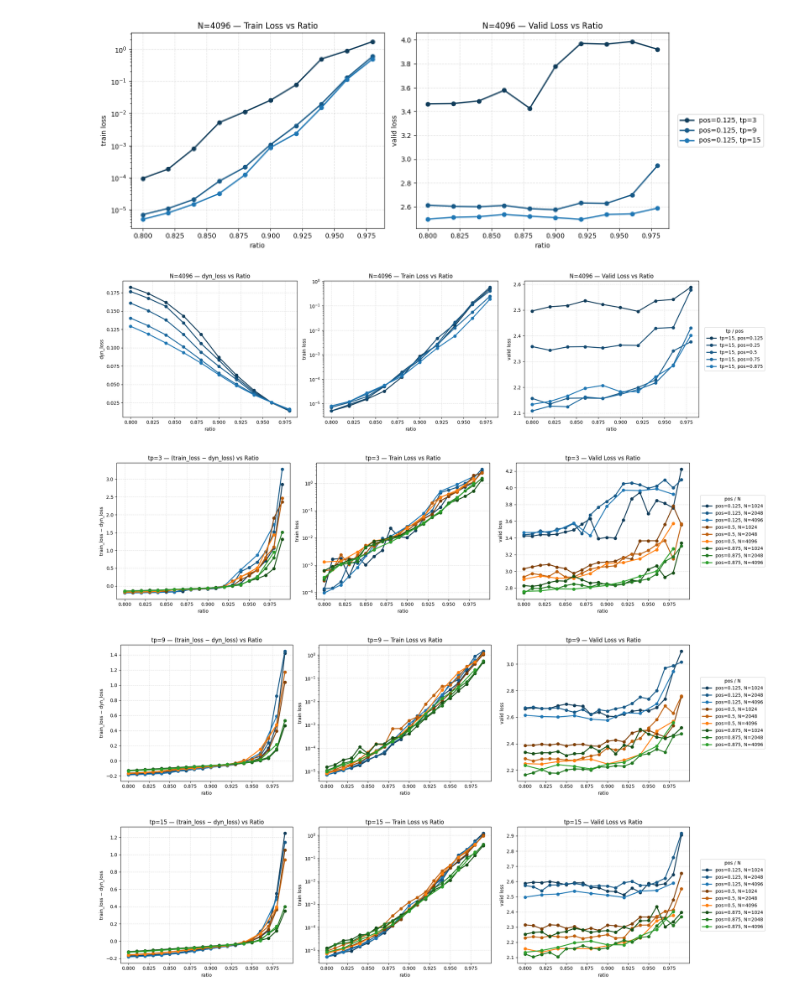
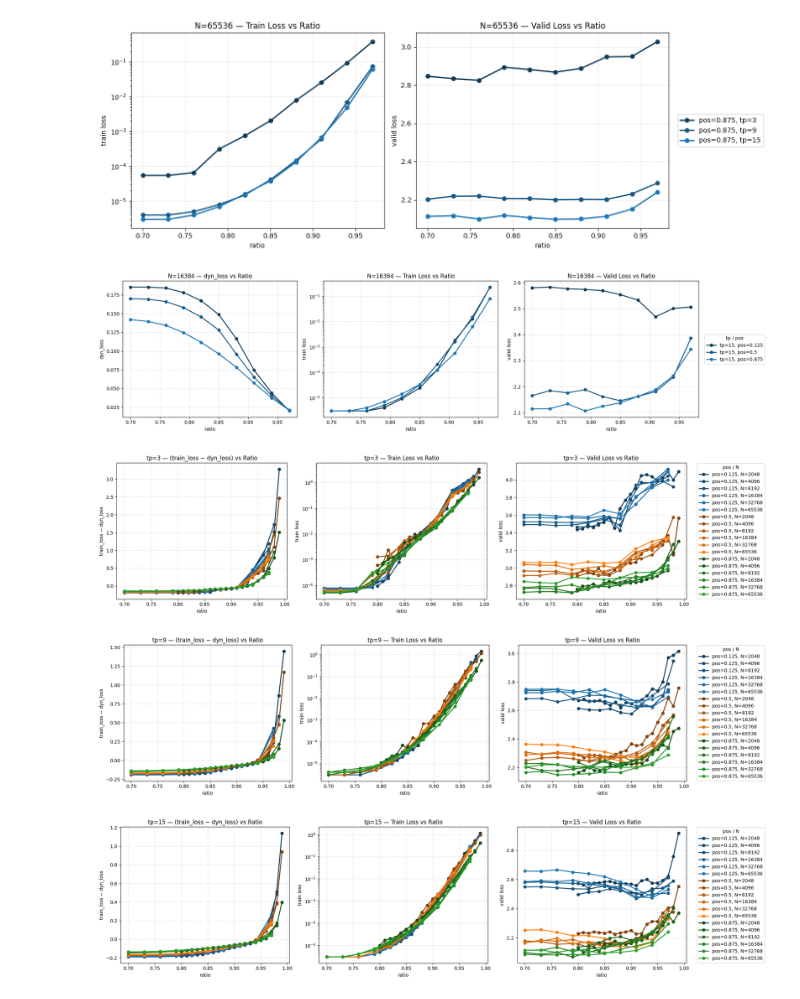
Before and after one commit to YanchengZhou2003/SeLM_v2, a Jupyter notebook: logs/log_ICML3/analysis.ipynb, the cells around one changed output. Drawn from its saved outputs; the diff is of its cells as text; code cells hidden in the pictures.

```diff
--- a/logs/log_ICML3/analysis.ipynb
+++ b/logs/log_ICML3/analysis.ipynb
@@ -190,7 +190,7 @@ results = load_all_logs(".")
 # %%
-plot_loss_vs_ratio(results, N=4096, pos_list=[0.125])
+plot_loss_vs_ratio(results, N=65536, pos_list=[0.875])
 # %% [output]
-[figure, old version]
+[figure, new version]
 # %%
 def plot_loss_vs_ratio_3(results, N, tp_list=None):
     """
@@ -312,9 +312,9 @@ def plot_loss_vs_ratio_3(results, N, tp_list=None):
     plt.tight_layout()
     plt.show()
 # %%
-plot_loss_vs_ratio_3(results, N=4096, tp_list=[15])
+plot_loss_vs_ratio_3(results, N=16384, tp_list=[15])
 # %% [output]
-[figure, old version]
+[figure, new version]
 # %%
 def plot_loss_vs_ratio_swap_pos_N(results, tp_list=[3, 9, 15], pos_list=[0.125, 0.5, 0.875], N_list=[1024, 2048, 4096]):
     """
@@ -435,11 +435,11 @@ def plot_loss_vs_ratio_swap_pos_N(results, tp_list=[3, 9, 15], pos_list=[0.125,
         plt.tight_layout()
         plt.show()
 # %%
-plot_loss_vs_ratio_swap_pos_N(results,)
+plot_loss_vs_ratio_swap_pos_N(results, N_list=[2048, 4096, 8192, 16384, 32768, 65536])
 # %% [output]
-[figure, old version]
+[figure, new version]
-[figure, old version]
+[figure, new version]
-[figure, old version]
+[figure, new version]
 # %%
 
 def plot_dyn_vs_train_multi(results, Ns, pos_list=[0.125,0.5,0.875]):
```
Also changed, not shown: parts of 3 cells of this notebook, 12 other files.
